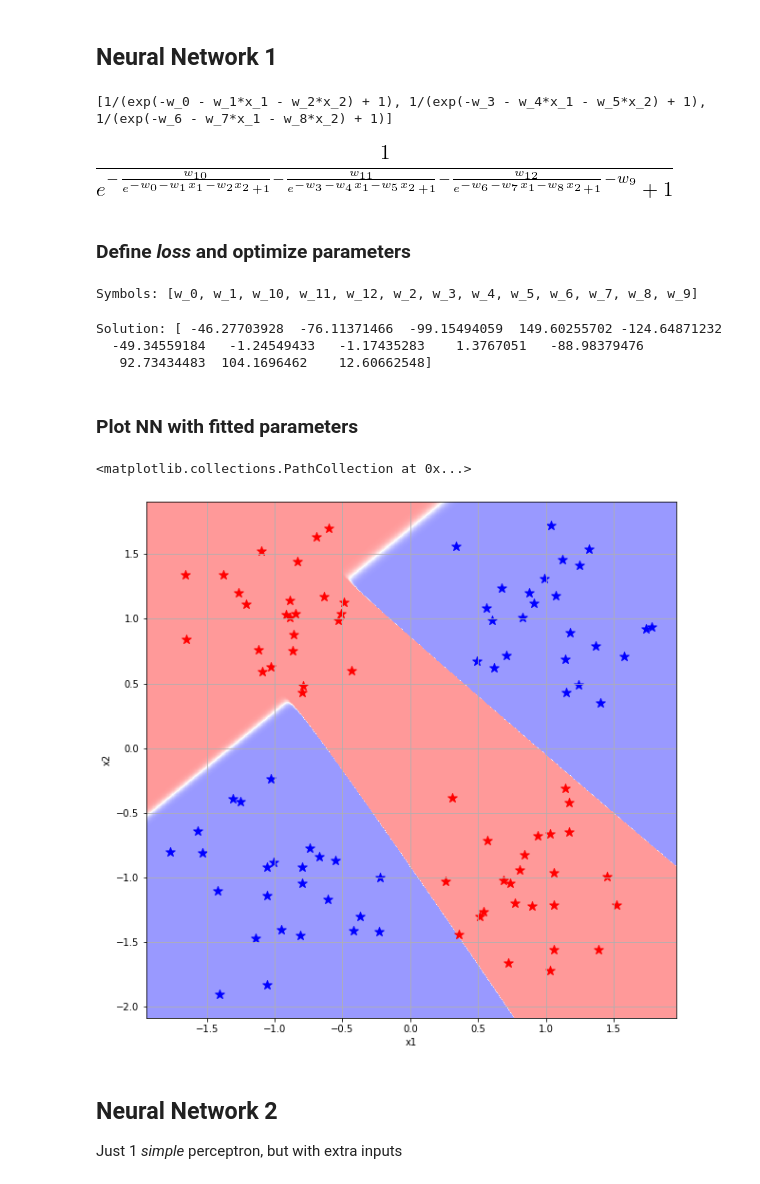
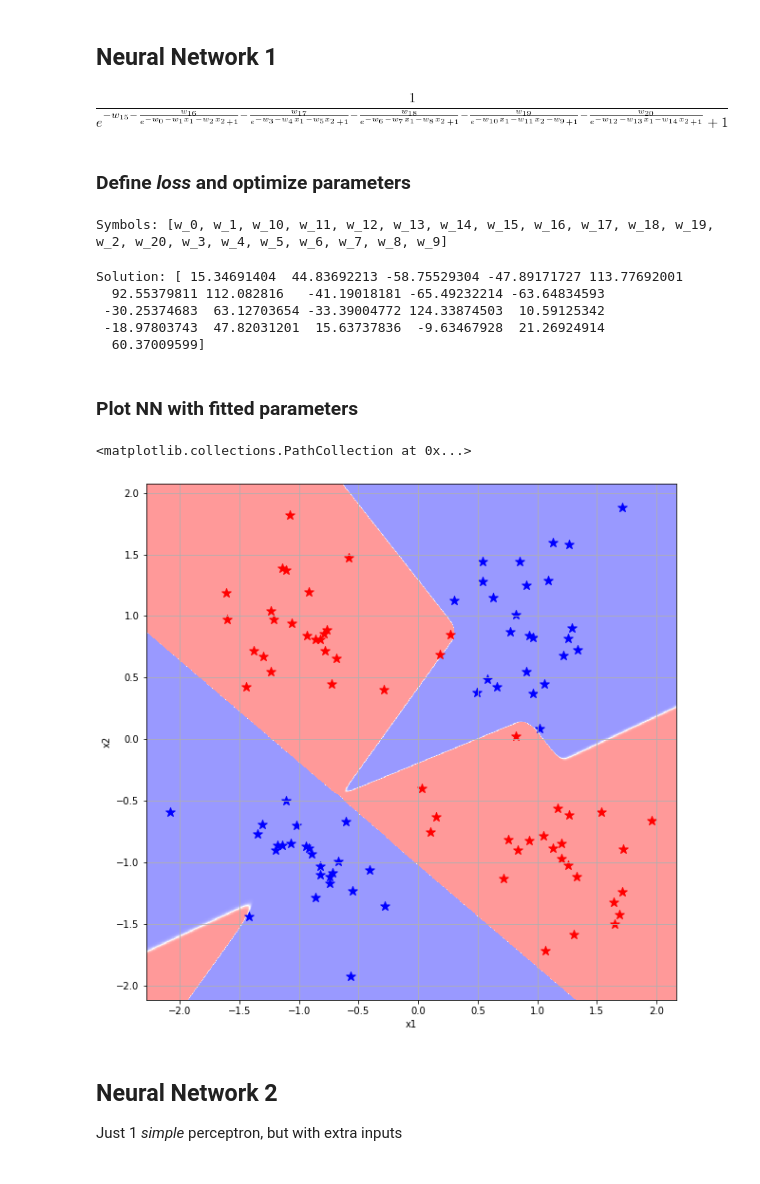
Before and after one commit to gmacario/10k, a Jupyter notebook: NN3 Neural Networks intro.ipynb, the cells around one changed output. Drawn from its saved outputs; the diff is of its cells as text; code cells hidden in the pictures.

```diff
--- a/NN3 Neural Networks intro.ipynb
+++ b/NN3 Neural Networks intro.ipynb
@@ -57,38 +57,19 @@ W = (w for w in sympy.symbols(" ".join([f"w_{t}" for t in range(999)])))
 ## Neural Network 1
 # %%
 hidden = list()
-
-hidden.append(list())
-hidden[0].append(sigmoid(next(W) + X1 * next(W) + X2 * next(W)))
-hidden[0].append(sigmoid(next(W) + X1 * next(W) + X2 * next(W)))
-hidden[0].append(sigmoid(next(W) + X1 * next(W) + X2 * next(W)))
-# hidden[0].append(sigmoid(next(W) + X1 * next(W) + X2 * next(W)))
-print(hidden[0])
-
-# hidden.append(list())
-# tmp = next(W)
-# for p in hidden[0]:
-#    tmp += next(W) * p
-# hidden[1].append(sigmoid(tmp))
-# tmp = next(W)
-# for p in hidden[0]:
-#    tmp += next(W) * p
-# hidden[1].append(sigmoid(tmp))
-# print(hidden[1])
-# tmp = next(W)
-# for p in hidden[0]:
-#    tmp += next(W) * p
-# hidden[1].append(sigmoid(tmp))
-# print(hidden[1])
+hidden.append(sigmoid(next(W) + X1 * next(W) + X2 * next(W)))
+hidden.append(sigmoid(next(W) + X1 * next(W) + X2 * next(W)))
+hidden.append(sigmoid(next(W) + X1 * next(W) + X2 * next(W)))
+hidden.append(sigmoid(next(W) + X1 * next(W) + X2 * next(W)))
+hidden.append(sigmoid(next(W) + X1 * next(W) + X2 * next(W)))
 
 nn = next(W)
-for p in hidden[-1]:
+for p in hidden:
     nn += next(W) * p
 nn = sigmoid(nn)
 nn
 # %% [output]
-[1/(exp(-w_0 - w_1*x_1 - w_2*x_2) + 1), 1/(exp(-w_3 - w_4*x_1 - w_5*x_2) + 1), 1/(exp(-w_6 - w_7*x_1 - w_8*x_2) + 1)]
-[figure, old version]
+[figure, new version]
 # %% [markdown]
 ### Define *loss* and optimize parameters
 # %%
@@ -108,15 +89,17 @@ symbols = sorted(list(loss.free_symbols), key=str)
 print(f"Symbols: {symbols}")
 loss_f = sympy.lambdify(symbols, loss)
 # %% [output]
-Symbols: [w_0, w_1, w_10, w_11, w_12, w_2, w_3, w_4, w_5, w_6, w_7, w_8, w_9]
+Symbols: [w_0, w_1, w_10, w_11, w_12, w_13, w_14, w_15, w_16, w_17, w_18, w_19, w_2, w_20, w_3, w_4, w_5, w_6, w_7, w_8, w_9]
 # %%
 start = np.random.random(len(symbols)) * 2 - 1
 fit = minimize(lambda a: loss_f(*a), start, method="BFGS")
 print(f"Solution: {fit.x}")
 # %% [output]
-Solution: [ -46.27703928  -76.11371466  -99.15494059  149.60255702 -124.64871232
-  -49.34559184   -1.24549433   -1.17435283    1.3767051   -88.98379476
-   92.73434483  104.1696462    12.60662548]
+Solution: [ 15.34691404  44.83692213 -58.75529304 -47.89171727 113.77692001
+  92.55379811 112.082816   -41.19018181 -65.49232214 -63.64834593
+ -30.25374683  63.12703654 -33.39004772 124.33874503  10.59125342
+ -18.97803743  47.82031201  15.63737836  -9.63467928  21.26924914
+  60.37009599]
 # %% [markdown]
 ### Plot NN with fitted parameters
 # %%
@@ -132,7 +115,7 @@ plt.scatter(x=class0[:, 0], y=class0[:, 1], marker="*", s=100, color="blue", lab
 plt.scatter(x=class1[:, 0], y=class1[:, 1], marker="*", s=100, color="red", label="Class 1")
 # %% [output]
 <matplotlib.collections.PathCollection at 0x...>
-[figure, old version]
+[figure, new version]
 # %% [markdown]
 ## Neural Network 2
 
```
Also changed, not shown: parts of 5 cells of this notebook, 1 other file.
